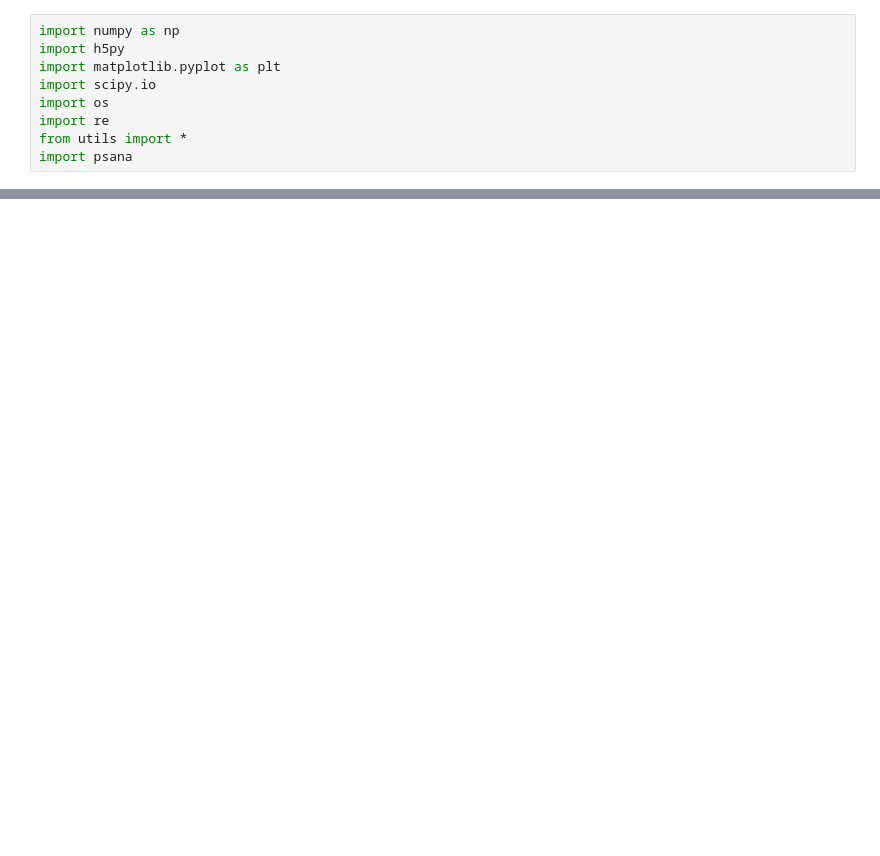
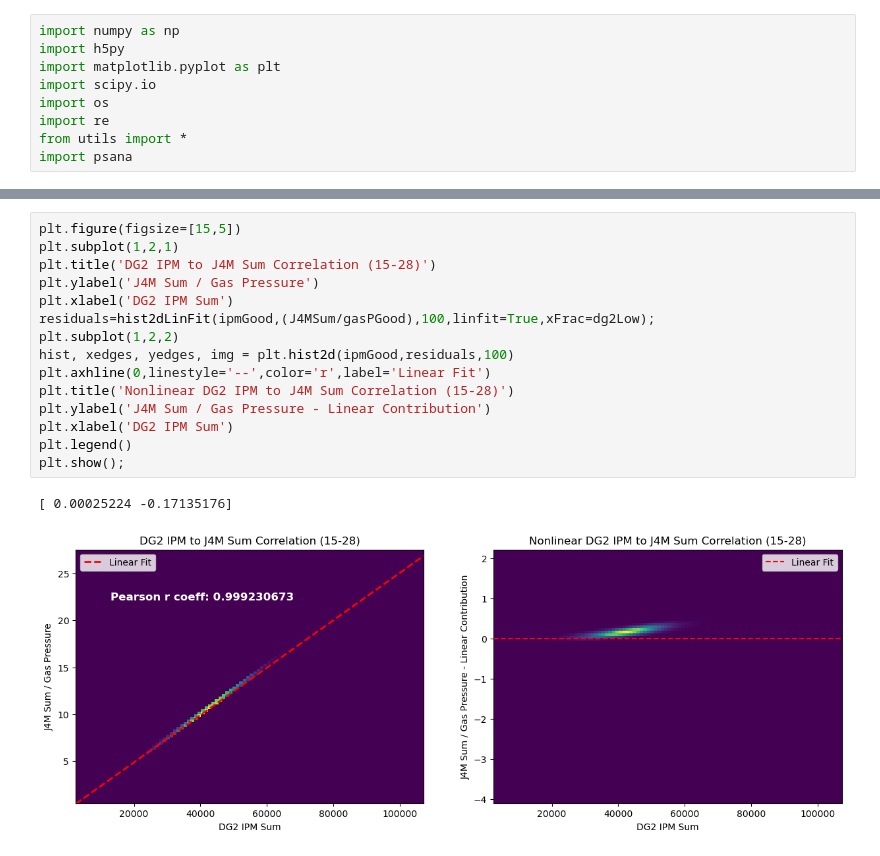
Before and after one commit to Weber-Group/L-10376, a Jupyter notebook: Workbook.ipynb, the cells around one changed output, grey strips where cells are left out. Cells and saved outputs as stored; diff of their text form; blank space fills up the shorter version.

```diff
--- a/Workbook.ipynb
+++ b/Workbook.ipynb
@@ -309,0 +177,18 @@ array([100, 101, 102, 103, 104, 105, 106, 107, 108, 109, 110, 111, 112,
+# %%
+plt.figure(figsize=[15,5])
+plt.subplot(1,2,1)
+plt.title('DG2 IPM to J4M Sum Correlation (15-28)')
+plt.ylabel('J4M Sum / Gas Pressure')
+plt.xlabel('DG2 IPM Sum')
+residuals=hist2dLinFit(ipmGood,(J4MSum/gasPGood),100,linfit=True,xFrac=dg2Low);
+plt.subplot(1,2,2)
+hist, xedges, yedges, img = plt.hist2d(ipmGood,residuals,100)
+plt.axhline(0,linestyle='--',color='r',label='Linear Fit')
+plt.title('Nonlinear DG2 IPM to J4M Sum Correlation (15-28)')
+plt.ylabel('J4M Sum / Gas Pressure - Linear Contribution')
+plt.xlabel('DG2 IPM Sum')
+plt.legend()
+plt.show();
+# %% [output]
+[ 0.00025224 -0.17135176]
+[figure, added]
```
Also changed, not shown: parts of 24 cells of this notebook, 1 other file.
